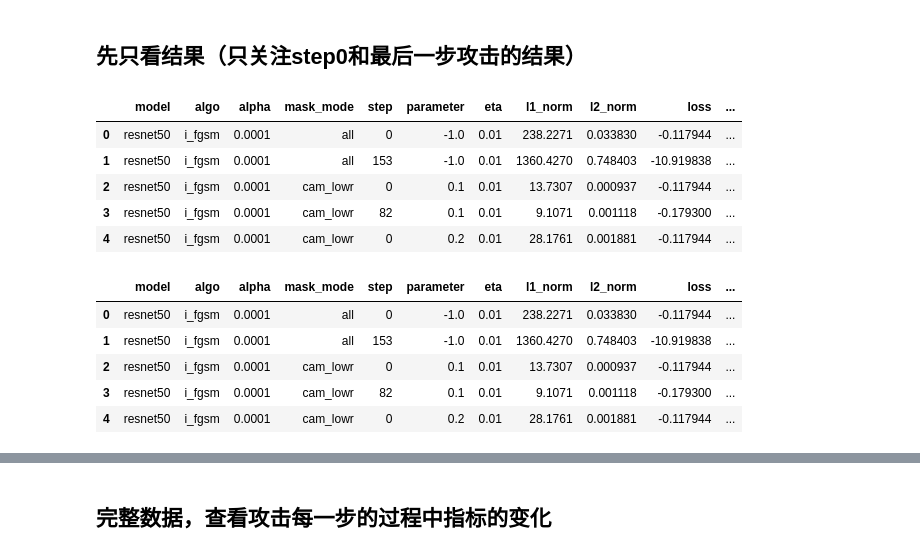
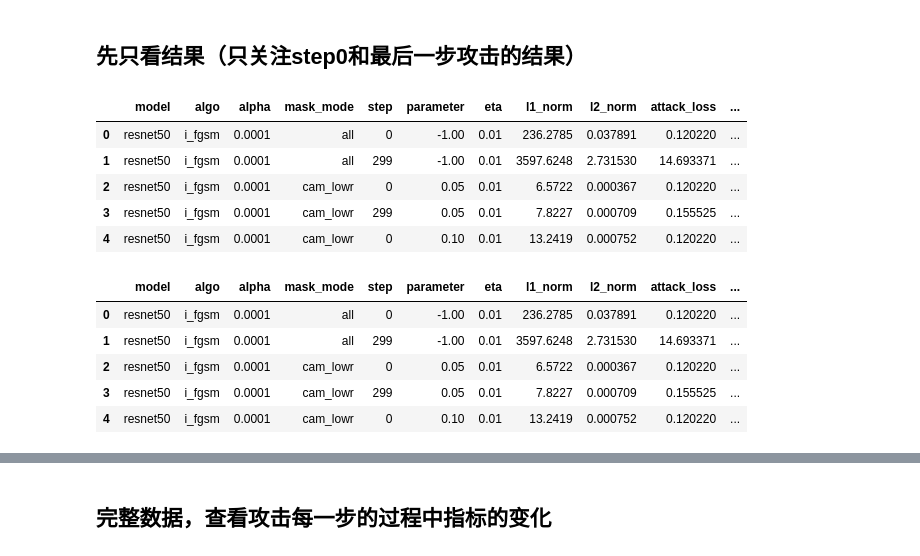
Before and after one commit to zhaobenyan51129/robustness_with_visualization, a Jupyter notebook: data_analysis_multi_step.ipynb, the cells around one changed output, grey strips where cells are left out. Drawn from its saved outputs; the diff is of its cells as text; code cells hidden in the pictures.

```diff
--- a/data_analysis_multi_step.ipynb
+++ b/data_analysis_multi_step.ipynb
@@ -203,10 +112,10 @@ data_root = './data_stage2/multi_step_total100_0918'
 # %%
-data_result = pd.read_excel('./data_stage2/multi_step_total100_0918/filtered_result_multi_step_total100_0918.xlsx')
+data_result = pd.read_excel('./data_stage3/multi_step_total100_1016/filtered_result_multi_step_total100_1016.xlsx')
 data_result.head()
 # %% [output]
-|  | model | algo | alpha | mask_mode | step | parameter | eta | l1_norm | l2_norm | loss | ... |
-| 0 | resnet50 | i_fgsm | 0.0001 | all | 0 | -1.0 | 0.01 | 238.2271 | 0.033830 | -0.117944 | ... |
-| 1 | resnet50 | i_fgsm | 0.0001 | all | 153 | -1.0 | 0.01 | 1360.4270 | 0.748403 | -10.919838 | ... |
-| 2 | resnet50 | i_fgsm | 0.0001 | cam_lowr | 0 | 0.1 | 0.01 | 13.7307 | 0.000937 | -0.117944 | ... |
-| 3 | resnet50 | i_fgsm | 0.0001 | cam_lowr | 82 | 0.1 | 0.01 | 9.1071 | 0.001118 | -0.179300 | ... |
-| 4 | resnet50 | i_fgsm | 0.0001 | cam_lowr | 0 | 0.2 | 0.01 | 28.1761 | 0.001881 | -0.117944 | ... |
+|  | model | algo | alpha | mask_mode | step | parameter | eta | l1_norm | l2_norm | attack_loss | ... |
+| 0 | resnet50 | i_fgsm | 0.0001 | all | 0 | -1.00 | 0.01 | 236.2785 | 0.037891 | 0.120220 | ... |
+| 1 | resnet50 | i_fgsm | 0.0001 | all | 299 | -1.00 | 0.01 | 3597.6248 | 2.731530 | 14.693371 | ... |
+| 2 | resnet50 | i_fgsm | 0.0001 | cam_lowr | 0 | 0.05 | 0.01 | 6.5722 | 0.000367 | 0.120220 | ... |
+| 3 | resnet50 | i_fgsm | 0.0001 | cam_lowr | 299 | 0.05 | 0.01 | 7.8227 | 0.000709 | 0.155525 | ... |
+| 4 | resnet50 | i_fgsm | 0.0001 | cam_lowr | 0 | 0.10 | 0.01 | 13.2419 | 0.000752 | 0.120220 | ... |
@@ -217,9 +124,9 @@ data_result2 = pd.read_excel('./data_stage2/vis_multi_step_0922_64/filtered_vis_
 data_result['end'] = data_result['step'].apply(lambda x: 0 if x == 0 else 1)
 data_result.head()
 # %% [output]
-|  | model | algo | alpha | mask_mode | step | parameter | eta | l1_norm | l2_norm | loss | ... |
-| 0 | resnet50 | i_fgsm | 0.0001 | all | 0 | -1.0 | 0.01 | 238.2271 | 0.033830 | -0.117944 | ... |
-| 1 | resnet50 | i_fgsm | 0.0001 | all | 153 | -1.0 | 0.01 | 1360.4270 | 0.748403 | -10.919838 | ... |
-| 2 | resnet50 | i_fgsm | 0.0001 | cam_lowr | 0 | 0.1 | 0.01 | 13.7307 | 0.000937 | -0.117944 | ... |
-| 3 | resnet50 | i_fgsm | 0.0001 | cam_lowr | 82 | 0.1 | 0.01 | 9.1071 | 0.001118 | -0.179300 | ... |
-| 4 | resnet50 | i_fgsm | 0.0001 | cam_lowr | 0 | 0.2 | 0.01 | 28.1761 | 0.001881 | -0.117944 | ... |
+|  | model | algo | alpha | mask_mode | step | parameter | eta | l1_norm | l2_norm | attack_loss | ... |
+| 0 | resnet50 | i_fgsm | 0.0001 | all | 0 | -1.00 | 0.01 | 236.2785 | 0.037891 | 0.120220 | ... |
+| 1 | resnet50 | i_fgsm | 0.0001 | all | 299 | -1.00 | 0.01 | 3597.6248 | 2.731530 | 14.693371 | ... |
+| 2 | resnet50 | i_fgsm | 0.0001 | cam_lowr | 0 | 0.05 | 0.01 | 6.5722 | 0.000367 | 0.120220 | ... |
+| 3 | resnet50 | i_fgsm | 0.0001 | cam_lowr | 299 | 0.05 | 0.01 | 7.8227 | 0.000709 | 0.155525 | ... |
+| 4 | resnet50 | i_fgsm | 0.0001 | cam_lowr | 0 | 0.10 | 0.01 | 13.2419 | 0.000752 | 0.120220 | ... |
```
Also changed, not shown: parts of 39 cells of this notebook, 4 other files.
